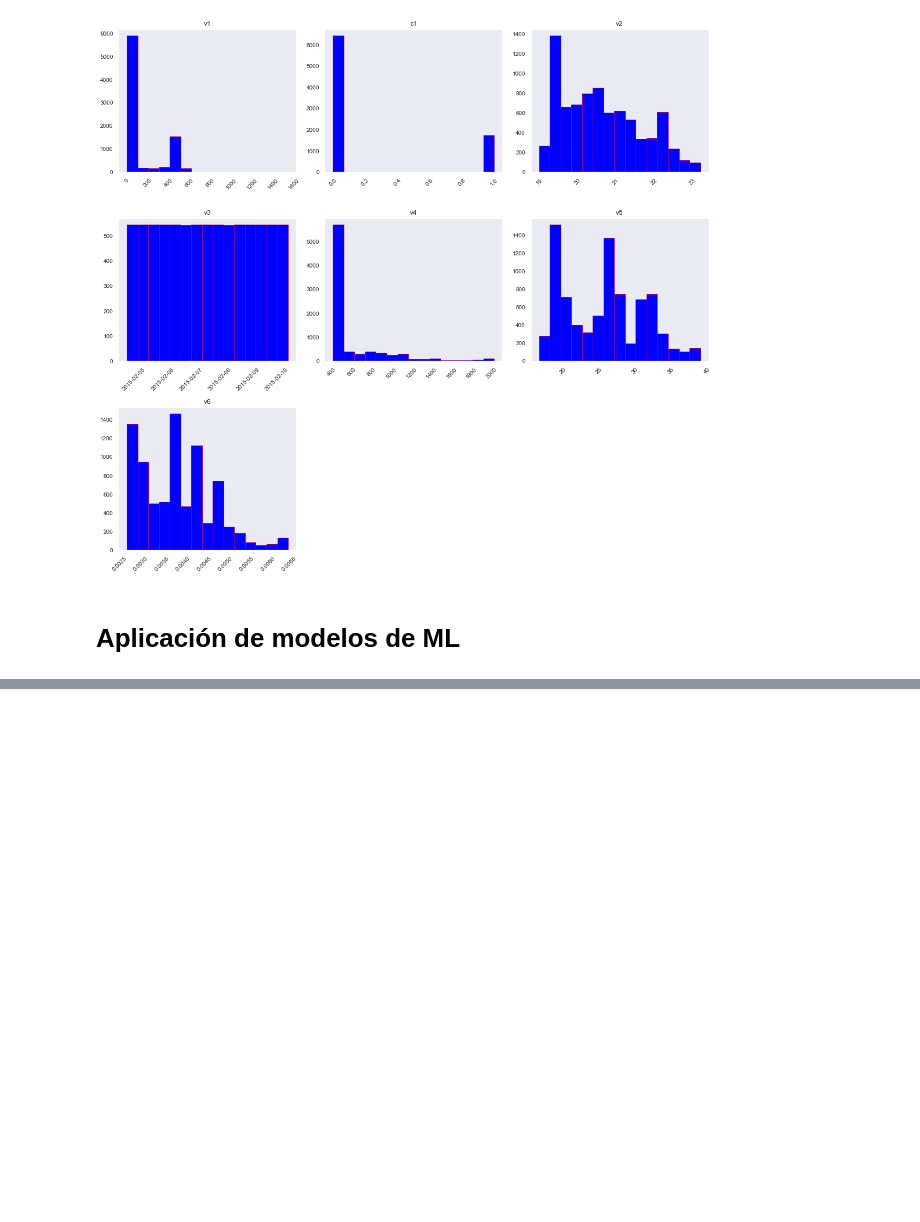
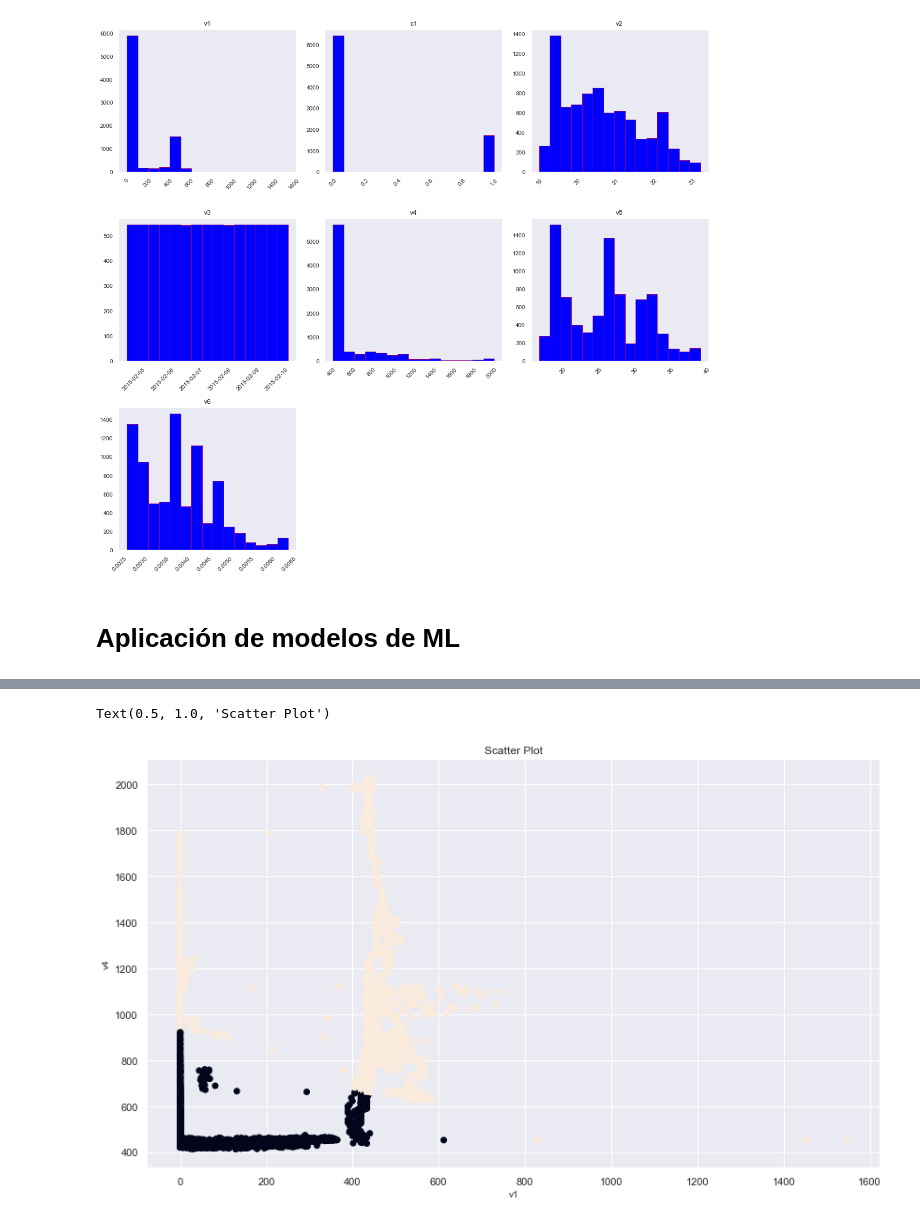
Before and after one commit to JesusAntonio9/VINKOS_TEST, a Jupyter notebook: Prueba ciencia de datos.ipynb, the cells around one changed output, grey strips where cells are left out. Drawn from its saved outputs; the diff is of its cells as text; code cells hidden in the pictures; blank space fills up the shorter version.

```diff
--- a/Prueba ciencia de datos.ipynb
+++ b/Prueba ciencia de datos.ipynb
@@ -517,0 +610,8 @@ plt.tight_layout(rect=(0, 0, 1.5, 1.5))
+# %%
+plt.scatter(x['v1'], x['v4'], c= y_kmeans)
+plt.xlabel('v1', fontsize = 10)
+plt.ylabel('v4', fontsize = 10)
+plt.title("Scatter Plot")
+# %% [output]
+Text(0.5, 1.0, 'Scatter Plot')
+[figure, added]
```
Also changed, not shown: parts of 19 cells of this notebook.
